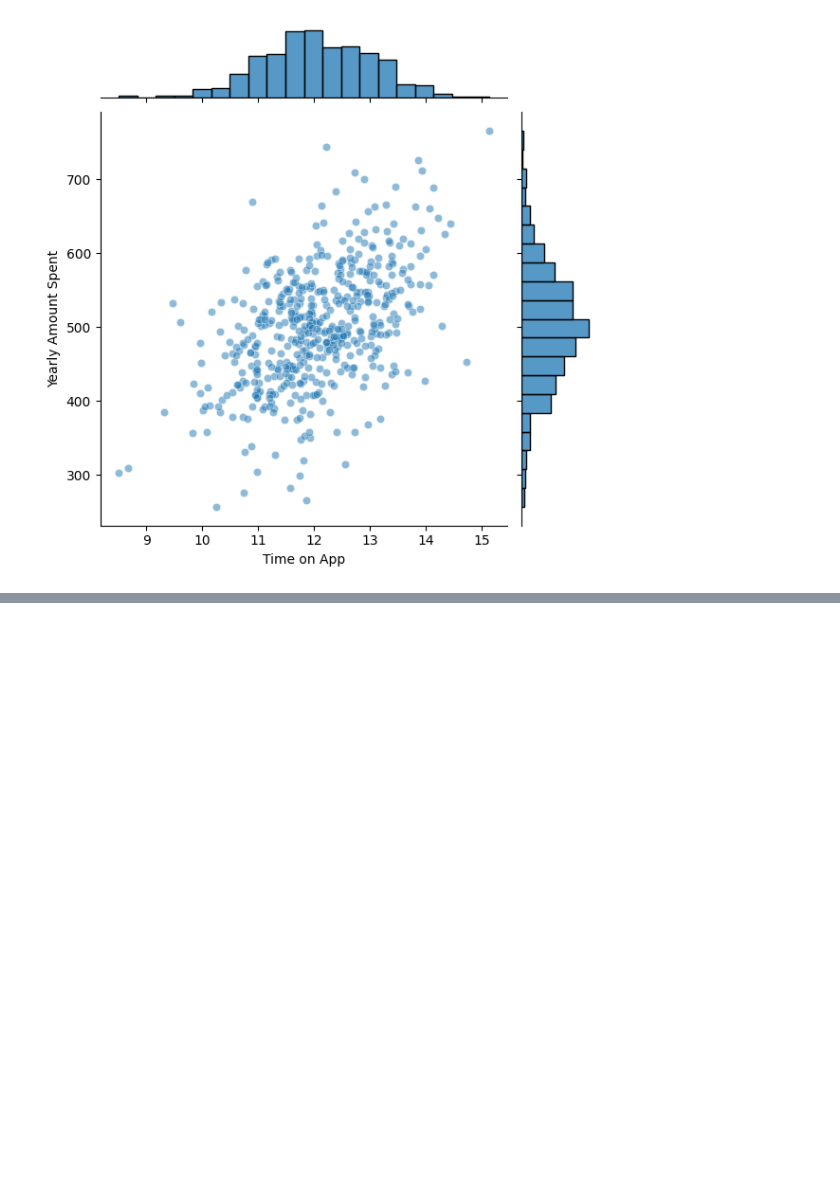
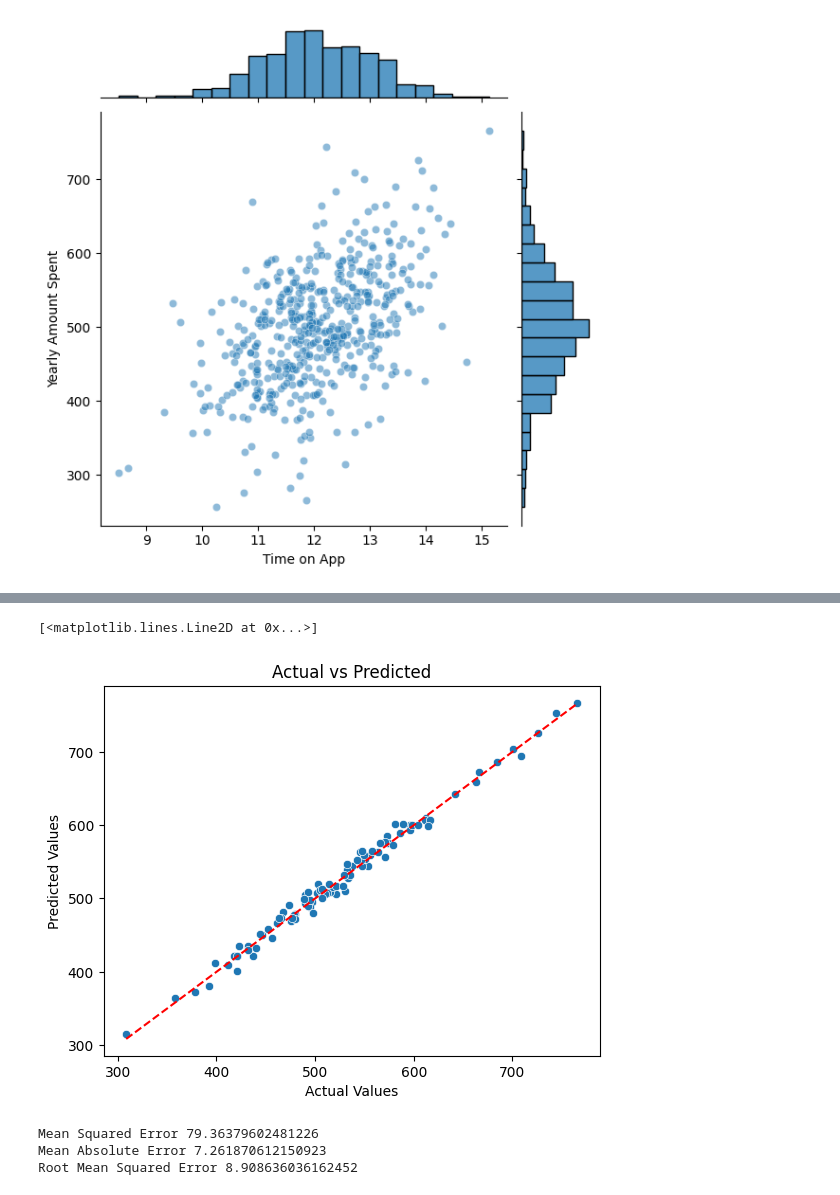
Before and after one commit to Kulwinder-Kumar-098/PRACTICE, a Jupyter notebook: practice3.ipynb, the cells around one changed output, grey strips where cells are left out. Cells and saved outputs as stored; diff of their text form; code cells hidden in the pictures; blank space fills up the shorter version.

```diff
--- a/practice3.ipynb
+++ b/practice3.ipynb
@@ -78,0 +159,9 @@ sns.jointplot(x='Time on App',y='Yearly Amount Spent',data=df,alpha=0.5)
+# %%
+sns.scatterplot(x=y_test, y=predictions)
+plt.xlabel("Actual Values")
+plt.ylabel("Predicted Values")
+plt.title("Actual vs Predicted")
+plt.plot([y_test.min(), y_test.max()], [y_test.min(), y_test.max()], 'r--', label="Perfect Prediction")
+# %% [output]
+[<matplotlib.lines.Line2D at 0x...>]
+[figure, added]
@@ -78,0 +171,8 @@ sns.jointplot(x='Time on App',y='Yearly Amount Spent',data=df,alpha=0.5)
+# %%
+print('Mean Squared Error',mean_squared_error(y_test,predictions))
+print('Mean Absolute Error',mean_absolute_error(y_test,predictions))
+print('Root Mean Squared Error',root_mean_squared_error(y_test,predictions))
+# %% [output]
+Mean Squared Error 79.36379602481226
+Mean Absolute Error 7.261870612150923
+Root Mean Squared Error 8.908636036162452
```
Also changed, not shown: parts of 18 cells of this notebook.
